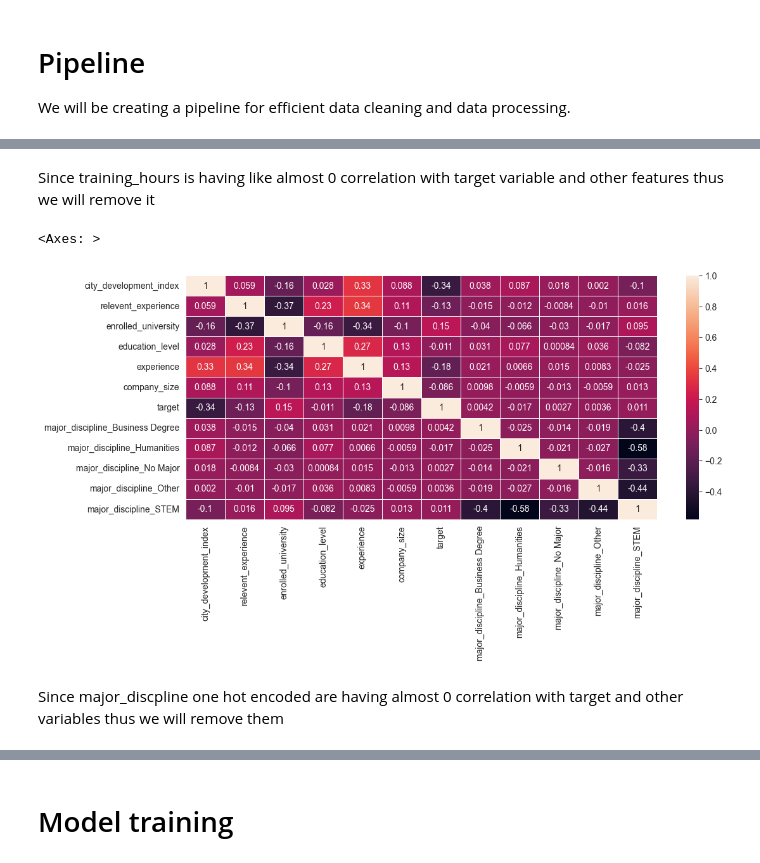
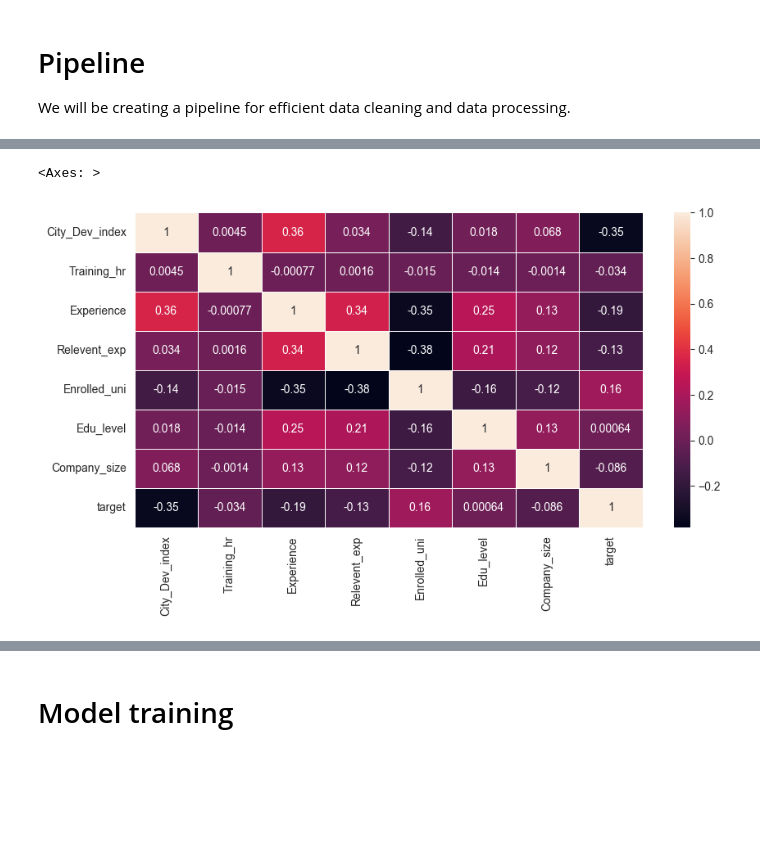
Before and after one commit to yuvraaj2002/Old_projects, a Jupyter notebook: DS job prediction/DS_job_prediction.ipynb, the cells around one changed output, grey strips where cells are left out. Saved outputs shown, nothing was run; the diff lists cells and outputs as text; code cells hidden in the pictures; blank space fills up the shorter version.

```diff
--- a/DS job prediction/DS_job_prediction.ipynb
+++ b/DS job prediction/DS_job_prediction.ipynb
@@ -281,7 +342,3 @@ y = df['target']
 # Let's split the data into train,test and validation
 X_train, X_test, y_train, y_test = train_test_split(X, y, test_size=0.2, random_state=42)
 X_train, X_val, y_train, y_val = train_test_split(X_train, y_train, test_size=0.25, random_state=42)
-# %%
-X_train = pipe.fit_transform(X_train)
-X_train = pd.DataFrame(X_train)
-X_train
@@ -435,0 +345,8 @@ for cols in Temp_df.columns:
+# %%
+cols = ['City_Dev_index','Training_hr','Experience','Relevent_exp','Enrolled_uni','Edu_level','Company_size','STEM_major',
+        'Humanities_major', 'Other_major', 'Business Degree_major', 'Arts_major', 'No Major_major']
+
+# Transform the data
+X_train = pipe.fit_transform(X_train)
+X_train = pd.DataFrame(X_train,columns = cols)
+X_train.head(5)
@@ -466,0 +362,5 @@ df['company_size'] = df['company_size'].map(map_company_size)
+# %%
+y_train = y_train.reset_index(drop=True)
+X_train['target'] = y_train
+
+X_train.head(3)
@@ -473,2 +377,0 @@ sns.heatmap(df.corr(numeric_only=True), annot=True, linewidths=.5, ax=ax)
-# %% [markdown]
-Since training_hours is having like almost 0 correlation with target variable and other features thus we will remove it
@@ -481,8 +378,10 @@ df = pd.get_dummies(df,columns = ['major_discipline'],drop_first=True)
+# %%
+# Dropping unnecessary columns
+X_train.drop(['STEM_major','Humanities_major', 'Other_major', 'Business Degree_major','Arts_major', 'No Major_major'],axis=1,inplace=True)
+X_val.drop(['major_discipline'],axis=1,inplace=True)
 # %%
-f, ax = plt.subplots(figsize=(12, 5))
-sns.heatmap(df.corr(numeric_only=True), annot=True, linewidths=.5, ax=ax)
+fig, ax = plt.subplots(figsize=(10, 5))
+sns.heatmap(X_train.corr(), annot=True, linewidths=.5, ax=ax)
 # %% [output]
 <Axes: >
-[figure, old version]
+[figure, new version]
-# %% [markdown]
-Since major_discpline one hot encoded are having almost 0 correlation with target and other variables thus we will remove them
```
Also changed, not shown: parts of 56 cells of this notebook.
